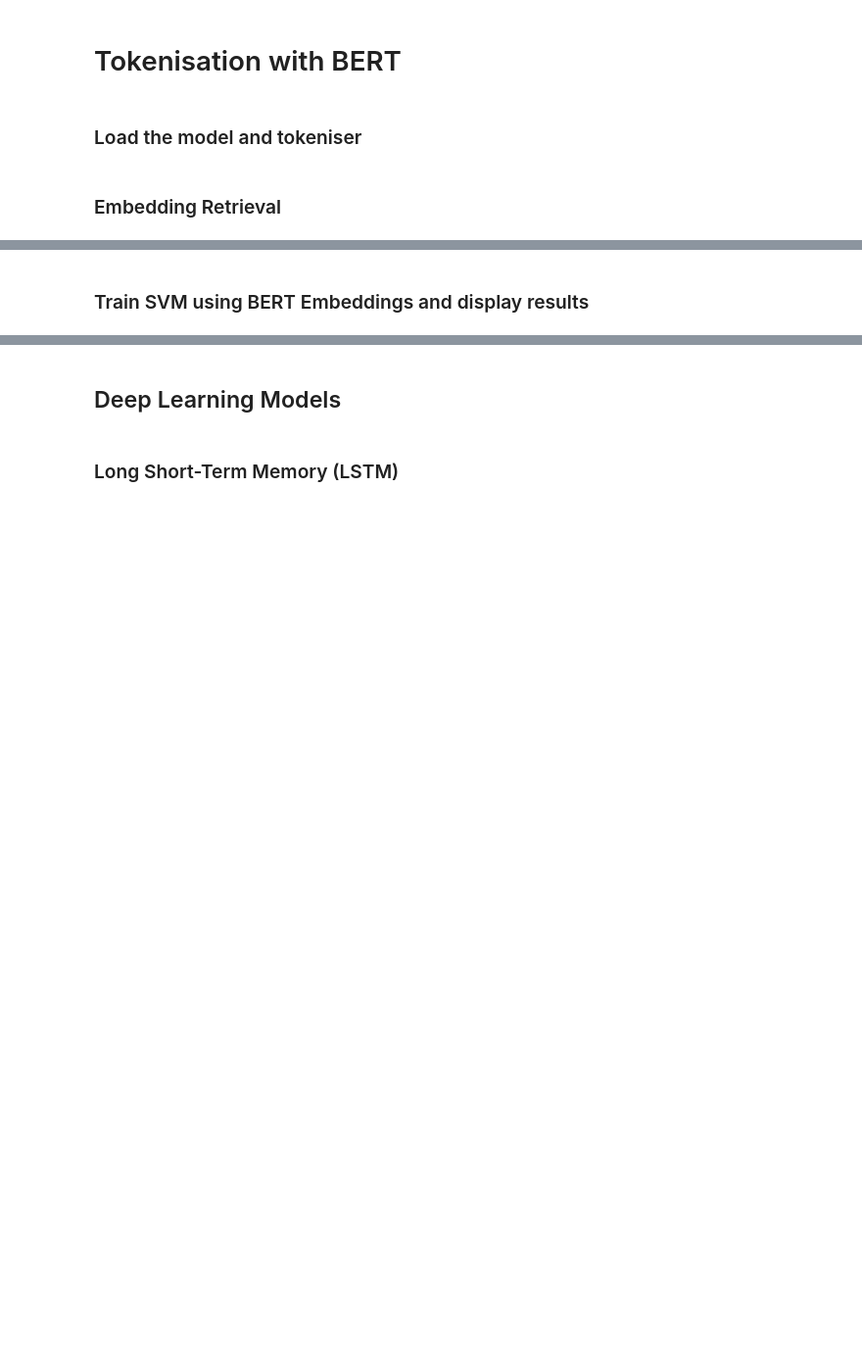
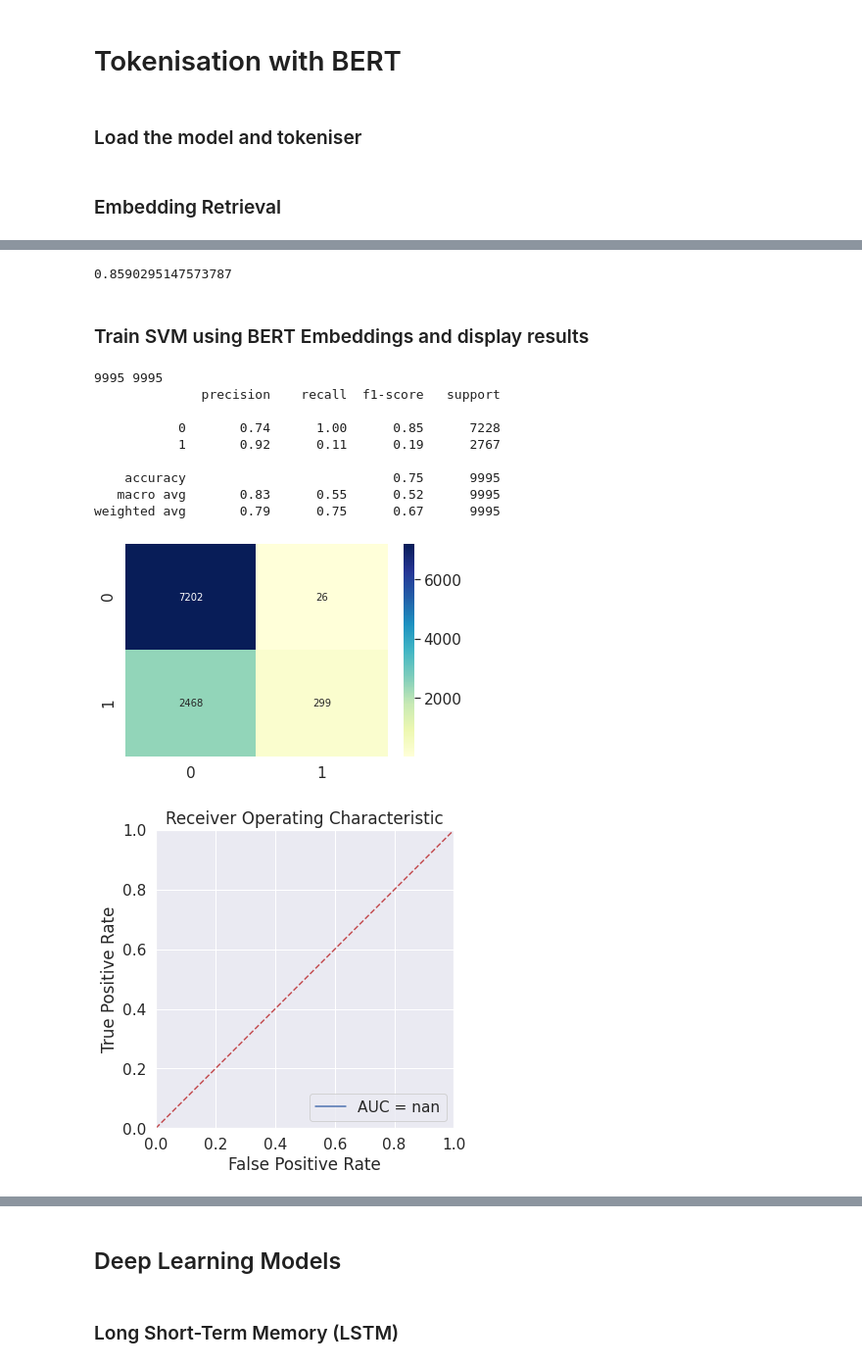
Before and after one commit to FaiZaman/Fake-News-Detection-with-Natural-Language-Processing, a Jupyter notebook: Fake_News_Challenge_Classifier.ipynb, the cells around one changed output, grey strips where cells are left out. Shown at 98% size. Cells and saved outputs as stored; diff of their text form; code cells hidden in the pictures; blank space fills up the shorter version.

```diff
--- a/Fake_News_Challenge_Classifier.ipynb
+++ b/Fake_News_Challenge_Classifier.ipynb
@@ -355,5 +348,26 @@ Batch 9600
+# %%
+from sklearn.linear_model import LogisticRegression
+clf = LogisticRegression(random_state=0, max_iter=5000).fit(train.cpu(), y_train)
+clf.score(val.cpu(), y_val)
+# %% [output]
+0.8590295147573787
 # %% [markdown]
 ### Train SVM using BERT Embeddings and display results
 # %%
 model = train_SVM(train.cpu(), y_train, 'bert')
+# %%
+print(len(val), len(y_val))
+display_results(model, val.cpu(), y_val)
+# %% [output]
+9995 9995
+              precision    recall  f1-score   support
+
+           0       0.74      1.00      0.85      7228
+           1       0.92      0.11      0.19      2767
+
+    accuracy                           0.75      9995
+   macro avg       0.83      0.55      0.52      9995
+weighted avg       0.79      0.75      0.67      9995
+[figure, added]
+[figure, added]
 # %%
```
Also changed, not shown: parts of 10 cells of this notebook.
